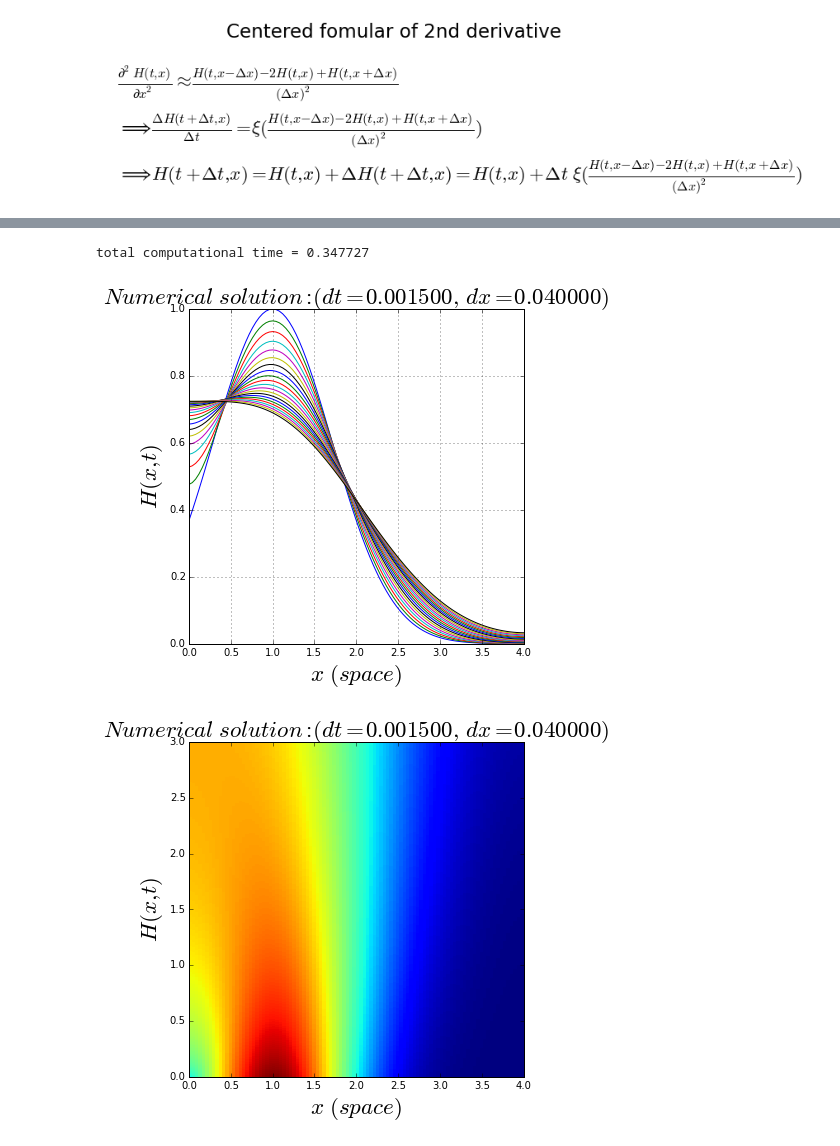
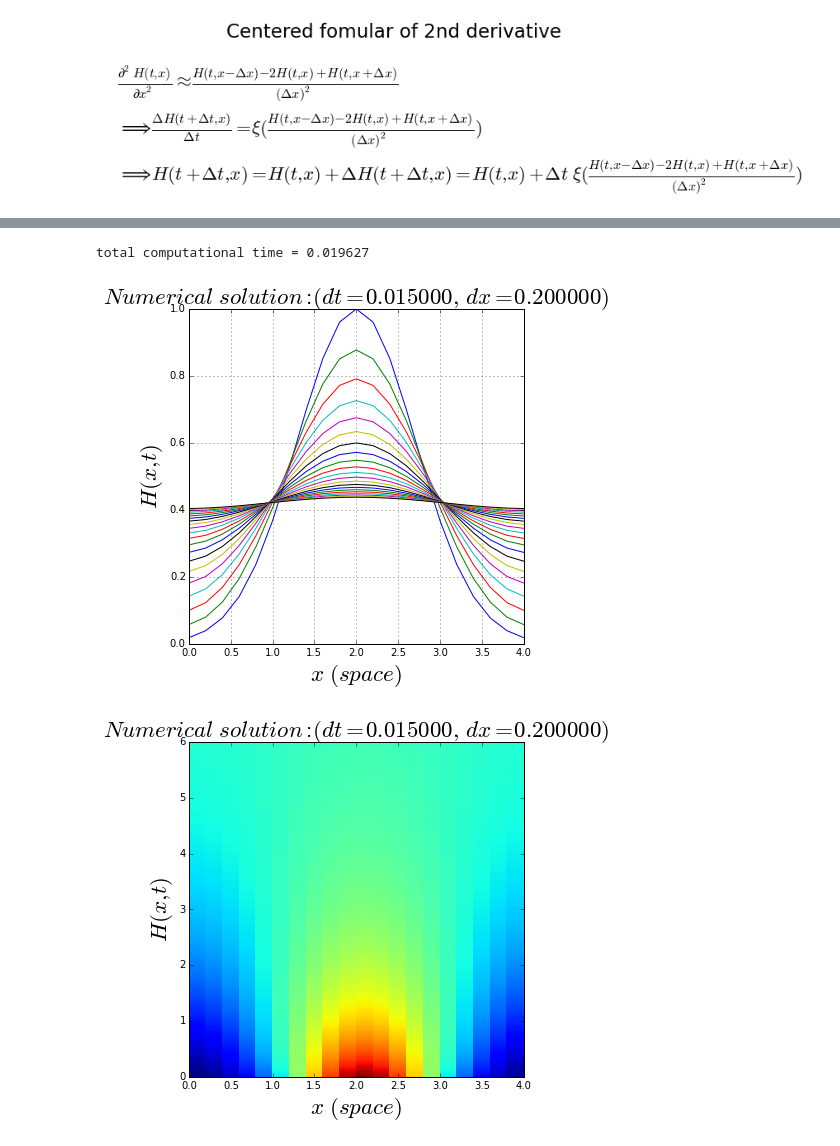
Before and after one commit to alvason/Diffusion-computation, a Jupyter notebook: diffusion-numerical.ipynb, the cells around one changed output, grey strips where cells are left out. Drawn from its saved outputs; the diff is of its cells as text; code cells hidden in the pictures.

```diff
--- a/diffusion-numerical.ipynb
+++ b/diffusion-numerical.ipynb
@@ -41,7 +41,7 @@ def AlvaGridXX(gridX, totalGPoint_Y):
 
 # define analytic solution H(x,t)
 def analyticHtx(t, x):
-    analyticH = (1.0/np.sqrt(1.0 + 4.0*movingRate*t))*np.exp(-(x - (maxX - minX)/2.0 + 1)**2/(1.0 + 4.0*movingRate*t));
+    analyticH = (1.0/np.sqrt(1.0 + 4.0*movingRate*t))*np.exp(-(x - (maxX - minX)/2.0 + 0)**2/(1.0 + 4.0*movingRate*t));
     return analyticH
 # %%
 # numerical way for 2nd order derivative
@@ -62,9 +62,9 @@ plt.show()
 # %%
 # Initial conditions
 minX = float(0); maxX = float(4);
-minT = float(0); maxT = float(3);
+minT = float(0); maxT = float(6);
 
-resolution = 100;
+resolution =20;
 
 totalGPoint_X = int(resolution + 1);
 dx = (maxX - minX)/(totalGPoint_X - 1);
@@ -129,21 +129,47 @@ for tn in range(totalGPoint_T - 1):
     Hgear = gridHtx.copy();
 '''
 
-
+# 3 points scheme
 for tn in range(totalGPoint_T - 1):
-    leftX = np.roll(Hcopy[tn, :], 1); leftX[0:1] = 0.0;
+    leftX = np.roll(Hcopy[tn, :], 1); leftX[0] = 0.0;
     centerX = Hcopy[tn, :];
-    rightX = np.roll(Hcopy[tn, :], -1); rightX[-1:] = 0.0;
-    gridHtx[tn + 1, 1:-1] = Hcopy[tn, 1:-1] + dt*movingRate*(leftX[1:-1] - 2*centerX[1:-1] + rightX[1:-1])/(2*(dx)**2);
+    rightX = np.roll(Hcopy[tn, :], -1); rightX[-1] = 0.0;
+    gridHtx[tn + 1, 1:-1] = Hcopy[tn, 1:-1] + dt*movingRate*(leftX[1:-1] - 2.0*centerX[1:-1] + rightX[1:-1])/((dx)**2);
 
     # boundary
     centerX_L = Hcopy[tn, 0]; rightX = Hcopy[tn, 1];
     centerX_R = Hcopy[tn, -1]; leftX = Hcopy[tn, -2];
-    gridHtx[tn + 1, 0] = Hcopy[tn, 0] + dt*movingRate*(0*leftX - 2/2*centerX_L + rightX)/(2*(dx)**2);
-    gridHtx[tn + 1, -1:] = Hcopy[tn, -1:] + dt*movingRate*(leftX - 2/2*centerX_R + 0*rightX)/(2*(dx)**2);
+    gridHtx[tn + 1, 0] = Hcopy[tn, 0] + dt*movingRate*(0*leftX - 2.0/2*centerX_L + rightX)/((dx)**2);
+    gridHtx[tn + 1, -1] = Hcopy[tn, -1] + dt*movingRate*(leftX - 2.0/2*centerX_R + 0*rightX)/((dx)**2);
 
     Hcopy = gridHtx.copy();
+'''
+# 5 points scheme
+for tn in range(totalGPoint_T - 1):
+    leftX = np.roll(Hcopy[tn, :], 1); leftX[0:1] = 0.0;
+    left2X = np.roll(Hcopy[tn, :], 2); left2X[0:2] = 0.0;
+    centerX = Hcopy[tn, :];
+    rightX = np.roll(Hcopy[tn, :], -1); rightX[-1:] = 0.0;
+    right2X = np.roll(Hcopy[tn, :], -2); right2X[-2:] = 0.0;
 
+    gridHtx[tn + 1, 2:-2] = Hcopy[tn, 2:-2] + dt*movingRate*(-left2X[2:-2] + 16*leftX[2:-2] - 30*centerX[2:-2]
+                                                       + 16*rightX[2:-2] - right2X[2:-2])/(12*(dx)**2);
+    # boundary
+    centerX_L = Hcopy[tn, 0]; rightX = Hcopy[tn, 1]; right2X = Hcopy[tn, 2];
+    center2X_L = Hcopy[tn, 1]; rightX = Hcopy[tn, 2]; right2X = Hcopy[tn, 3];
+    centerX_R = Hcopy[tn, -1]; leftX = Hcopy[tn, -2]; left2X = Hcopy[tn, -3];
+    center2X_R = Hcopy[tn, -2]; leftX = Hcopy[tn, -3]; left2X = Hcopy[tn, -4];
+    gridHtx[tn + 1, 0] = Hcopy[tn, 0] + dt*movingRate*(-left2X*0 + 16*leftX*0 - 30.0/2*centerX_L
+                                                       + 16*rightX - right2X)/(12*(dx)**2);
+    gridHtx[tn + 1, 1] = Hcopy[tn, 1] + dt*movingRate*(-left2X*0 + 16*leftX - 30*center2X_L
+                                                       + 16*rightX - right2X)/(12*(dx)**2);
+    gridHtx[tn + 1, -1] = Hcopy[tn, -1] + dt*movingRate*(-left2X + 16*leftX - 30.0/2*centerX_R
+                                                         + 16*rightX*0 - right2X*0)/(12*(dx)**2);
+    gridHtx[tn + 1, -2] = Hcopy[tn, -2] + dt*movingRate*(-left2X + 16*leftX - 30*center2X_R
+                                                         + 16*rightX - right2X*0)/(12*(dx)**2);
+
+    Hcopy = gridHtx.copy();
+'''
 stop_time = time.time();
 total_time = stop_time - start_time;
 print 'total computational time = %f'% (total_time);
@@ -171,6 +197,6 @@ plt.show()
-total computational time = 0.347727
+total computational time = 0.019627
-[figure, old version]
+[figure, new version]
-[figure, old version]
+[figure, new version]
 # %%
 # Analytic solution
 gridHtx_A = np.zeros([totalGPoint_T, totalGPoint_X]); # Define the space for analytic values
```
Also changed, not shown: parts of 3 cells of this notebook, 4 other files.
